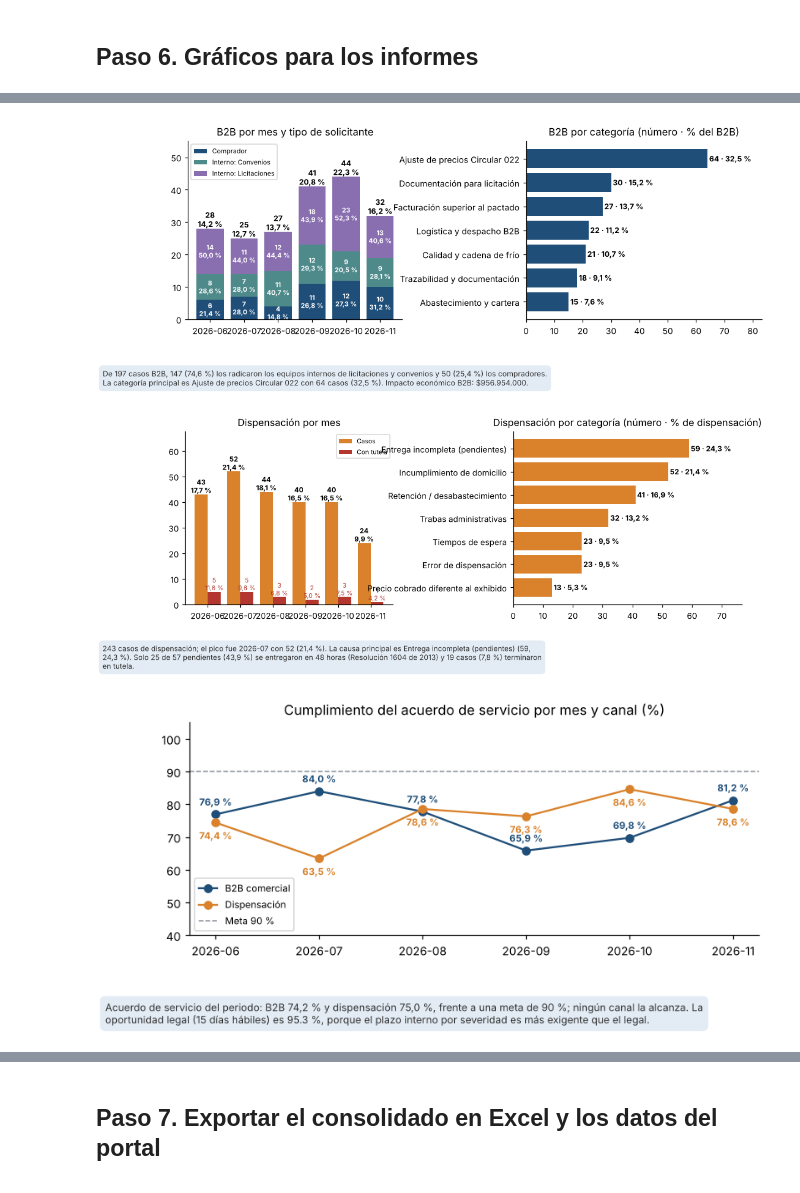
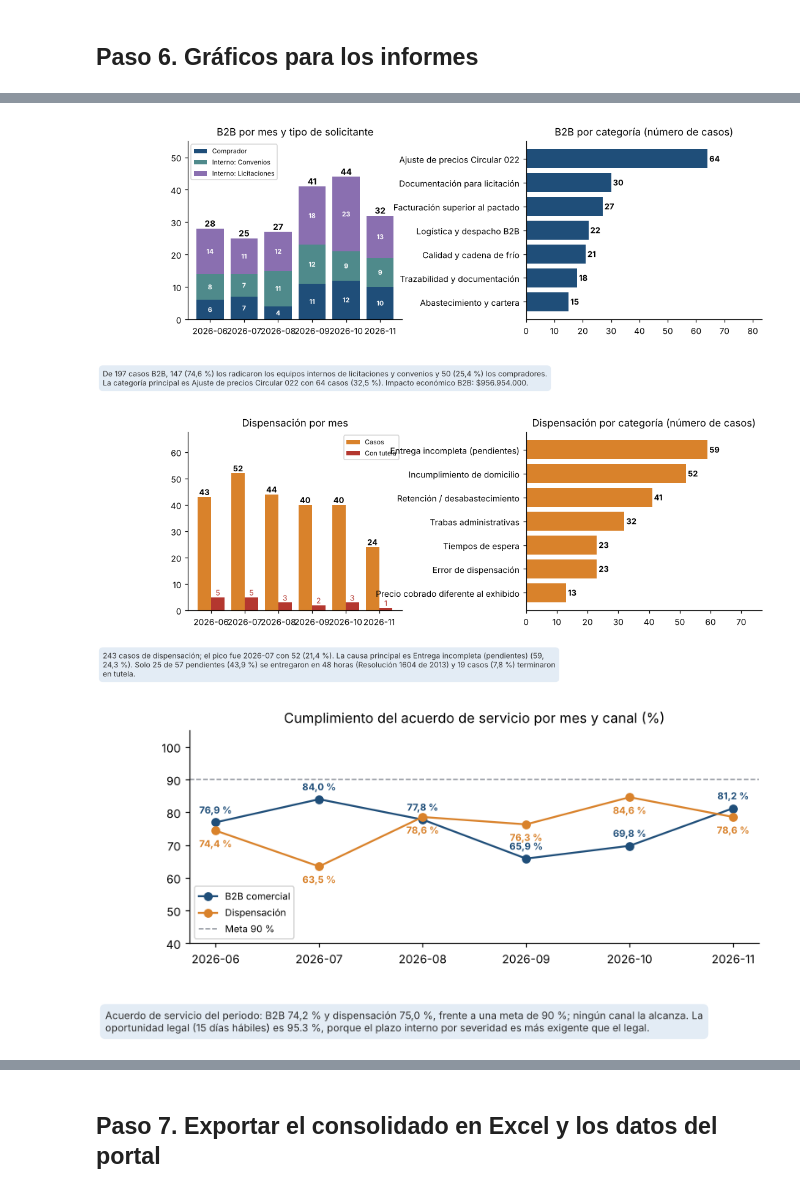
Before and after one commit to ivanherrerabaquero-dev/validacion-precios-medicamentos, a Jupyter notebook: notebooks/proyecto_validacion_precios.ipynb, the cells around one changed output, grey strips where cells are left out. Drawn from its saved outputs; the diff is of its cells as text; code cells hidden in the pictures.

```diff
--- a/notebooks/proyecto_validacion_precios.ipynb
+++ b/notebooks/proyecto_validacion_precios.ipynb
@@ -747,17 +747,17 @@ def etiquetar_apilado(ax, tabla, horizontal=False, minimo=3):
     # número y % dentro de cada segmento; total y % del gran total al final de la barra
     tot = tabla.sum(axis=1); gran = tot.sum()
     for cont, col in zip(ax.containers, tabla.columns):
-        etiquetas = [f"{int(v)}\n{p(v, t)}" if v >= minimo else "" for v, t in zip(tabla[col], tot)]
+        etiquetas = [f"{int(v)}" if v >= minimo else "" for v, t in zip(tabla[col], tot)]
         ax.bar_label(cont, labels=etiquetas, label_type="center", color="white", fontsize=7 if len(tabla) > 4 else 7.5, fontweight="bold")
     for k, t in enumerate(tot):
-        if horizontal: ax.text(t, k, f"  {int(t)} · {p(t, gran)}", va="center", fontsize=8, fontweight="bold")
-        else: ax.text(k, t, f"{int(t)}\n{p(t, gran)}", ha="center", va="bottom", fontsize=8, fontweight="bold")
+        if horizontal: ax.text(t, k, f"  {int(t)}", va="center", fontsize=9, fontweight="bold")
+        else: ax.text(k, t, f"{int(t)}", ha="center", va="bottom", fontsize=9, fontweight="bold")
     (ax.set_xlim if horizontal else ax.set_ylim)(0, tot.max() * 1.25)
 
 def barras_h(ax, serie, color, total=None):
     total = total or serie.sum()
     b = ax.barh(serie.index, serie.values, color=color)
-    ax.bar_label(b, labels=[f" {int(v)} · {p(v, total)}" for v in serie.values], fontsize=8, fontweight="bold")
+    ax.bar_label(b, labels=[f" {int(v)}" for v in serie.values], fontsize=8.5, fontweight="bold")
     ax.set_xlim(0, serie.max() * 1.3)
 
 meses = sorted(pqr["MES"].unique())
@@ -768,7 +768,7 @@ fig, ax = plt.subplots(figsize=(8, 3.8))
 r = resumen.set_index("COMPRADOR")[["APROBADAS", "CON_OBSERVACIONES", "RECHAZADAS"]]
 r.plot(kind="barh", stacked=True, color=[VERDE, NARANJA, ROJO], ax=ax, legend=False)
 etiquetar_apilado(ax, r, horizontal=True, minimo=1)
-ax.set_title("Estado de las líneas ofertadas por comprador (número y % de cada comprador)"); ax.set_xlabel("Líneas"); ax.set_ylabel("")
+ax.set_title("Estado de las líneas ofertadas por comprador (número de líneas)"); ax.set_xlabel("Líneas"); ax.set_ylabel("")
 ax.legend(["Aprobadas", "Con observaciones", "Rechazadas"], fontsize=7.5, loc="lower right")
 peor = resumen.assign(t=resumen["RECHAZADAS"] / resumen["LINEAS"]).sort_values("t").iloc[-1]
 fig.subplots_adjust(bottom=0.30)
@@ -785,7 +785,7 @@ colores = {"Dentro del rango": VERDE, "Margen viable sobre SISMED (crédito)": "
            "Sin referencia: consultar SISMED": GRIS}
 rc.plot(kind="barh", stacked=True, color=[colores.get(c, GRIS) for c in rc.columns], ax=ax, legend=False)
 etiquetar_apilado(ax, rc, horizontal=True, minimo=2)
-ax.set_title("Cruce con la Circular 022 y el SISMED por comprador (número y % de cada comprador)"); ax.set_xlabel(""); ax.set_ylabel("")
+ax.set_title("Cruce con la Circular 022 y el SISMED por comprador (número de líneas)"); ax.set_xlabel(""); ax.set_ylabel("")
 ax.legend(rc.columns, fontsize=6.5, loc="upper center", bbox_to_anchor=(0.5, -0.15), ncol=3, frameon=False)
 fig.subplots_adjust(bottom=0.45)
 rcount = cruce["RESULTADO"].value_counts()
@@ -802,9 +802,10 @@ etiquetar_apilado(ax, t)
 ax.set_title("PQRS por mes: B2B comercial frente a dispensación"); ax.set_xlabel(""); ax.legend(["B2B comercial", "Dispensación"], fontsize=8, loc="upper left")
 fig.subplots_adjust(bottom=0.25)
 pico = t.sum(axis=1).idxmax()
-guardar_fig(fig, "pqr_mes_canal", f"{len(pqr)} PQRS: {len(B)} B2B comerciales ({p(len(B), len(pqr))}) y {len(Dsp)} de dispensación ({p(len(Dsp), len(pqr))}). "
-            f"El pico fue {pico} con {t.sum(axis=1).max()} casos ({p(t.loc[pico, 'B2B'], t.loc[pico].sum())} B2B). Las B2B pasaron de {t['B2B'].iloc[0]} en junio a "
-            f"{t.loc['2026-10', 'B2B']} en octubre por los ajustes de precio de la Circular 022. Noviembre tiene corte al día 20.")
+guardar_fig(fig, "pqr_mes_canal", f"Qué muestra: cuántas PQRS (quejas y solicitudes, no ventas) llegaron cada mes. Azul = B2B (compradores institucionales y equipos de licitaciones y convenios); "
+            f"naranja = dispensación (pacientes). Cifras: {len(pqr)} PQRS en total = {len(B)} B2B ({p(len(B), len(pqr))}) + {len(Dsp)} de dispensación ({p(len(Dsp), len(pqr))}). "
+            f"Mes con más casos: {pico}, con {t.sum(axis=1).max()} ({t.loc[pico, 'B2B']} B2B y {t.loc[pico, 'Dispensación']} de dispensación). Las B2B subieron de {t['B2B'].iloc[0]} en junio a "
+            f"{t.loc['2026-10', 'B2B']} en octubre por los ajustes de precio de la Circular 022. Noviembre tiene datos hasta el día 20.")
 
 # 4. B2B: mes por solicitante y categoría
 fig, (a1, a2) = plt.subplots(1, 2, figsize=(11, 4.2), gridspec_kw={"width_ratios": [1, 1.1]})
@@ -812,7 +813,7 @@ sb = B.groupby(["MES", "SOLICITANTE"]).size().unstack(fill_value=0)
 sb.columns = [c.replace("Usuario interno – ", "Interno: ") for c in sb.columns]
 sb.plot(kind="bar", stacked=True, color=[AZUL, "#4F8A8B", MORADO], ax=a1, rot=0, legend=False, width=0.8)
 etiquetar_apilado(a1, sb); a1.set_title("B2B por mes y tipo de solicitante"); a1.set_xlabel(""); a1.legend(sb.columns, fontsize=7, loc="upper left")
-barras_h(a2, B["CATEGORIA"].value_counts().sort_values(), AZUL); a2.set_title("B2B por categoría (número · % del B2B)")
+barras_h(a2, B["CATEGORIA"].value_counts().sort_values(), AZUL); a2.set_title("B2B por categoría (número de casos)")
 fig.subplots_adjust(bottom=0.25, wspace=0.55)
 cb = B["CATEGORIA"].value_counts(); internos = B["SOLICITANTE"].str.startswith("Usuario interno").sum()
 guardar_fig(fig, "pqr_b2b", f"De {len(B)} casos B2B, {internos} ({p(internos, len(B))}) los radicaron los equipos internos de licitaciones y convenios y "
@@ -823,10 +824,10 @@ guardar_fig(fig, "pqr_b2b", f"De {len(B)} casos B2B, {internos} ({p(internos, le
 fig, (a1, a2) = plt.subplots(1, 2, figsize=(11, 4.2), gridspec_kw={"width_ratios": [1, 1.1]})
 dm = Dsp.groupby("MES").size(); dt = Dsp[Dsp["TUTELA"]].groupby("MES").size().reindex(dm.index, fill_value=0)
 x = np.arange(len(dm)); b1 = a1.bar(x - .2, dm.values, .4, color=NARANJA, label="Casos"); b2 = a1.bar(x + .2, dt.values, .4, color=ROJO, label="Con tutela")
-a1.bar_label(b1, labels=[f"{v}\n{p(v, len(Dsp))}" for v in dm.values], fontsize=7.5, fontweight="bold")
-a1.bar_label(b2, labels=[f"{v}\n{p(v, n)}" if v else "" for v, n in zip(dt.values, dm.values)], fontsize=7, color=ROJO)
+a1.bar_label(b1, labels=[f"{v}" for v in dm.values], fontsize=8.5, fontweight="bold")
+a1.bar_label(b2, labels=[f"{v}" if v else "" for v in dt.values], fontsize=8, color=ROJO)
 a1.set_xticks(x, dm.index); a1.set_ylim(0, dm.max() * 1.3); a1.set_title("Dispensación por mes"); a1.legend(fontsize=7)
-barras_h(a2, Dsp["CATEGORIA"].value_counts().sort_values(), NARANJA); a2.set_title("Dispensación por categoría (número · % de dispensación)")
+barras_h(a2, Dsp["CATEGORIA"].value_counts().sort_values(), NARANJA); a2.set_title("Dispensación por categoría (número de casos)")
 fig.subplots_adjust(bottom=0.25, wspace=0.55)
 pend = cerradas[cerradas["CATEGORIA"] == "Entrega incompleta (pendientes)"]; p48 = (pend["DIAS_HABILES"] <= 2).sum()
 cd = Dsp["CATEGORIA"].value_counts()
@@ -856,5 +857,5 @@ top_excedentes.head(10)
-[figure, old version]
+[figure, new version]
-[figure, old version]
+[figure, new version]
 [figure]
 |  | COMPRADOR | CUM | DESCRIPCION | TARIFA PRESENTACION COMERCIAL | PMV_INSTITUCIONAL | PRECIO_SISMED | ... |
 | 59 | RED HOSPITALARIA ALTOS DEL CÓNDOR... | 20083249-1 | NOVAFLEX - DULOXETINA 60MG/1U - S... | 21545.0 | 17354.400 | NaN | ... |
```
Also changed, not shown: parts of 5 cells of this notebook, 21 other files.
